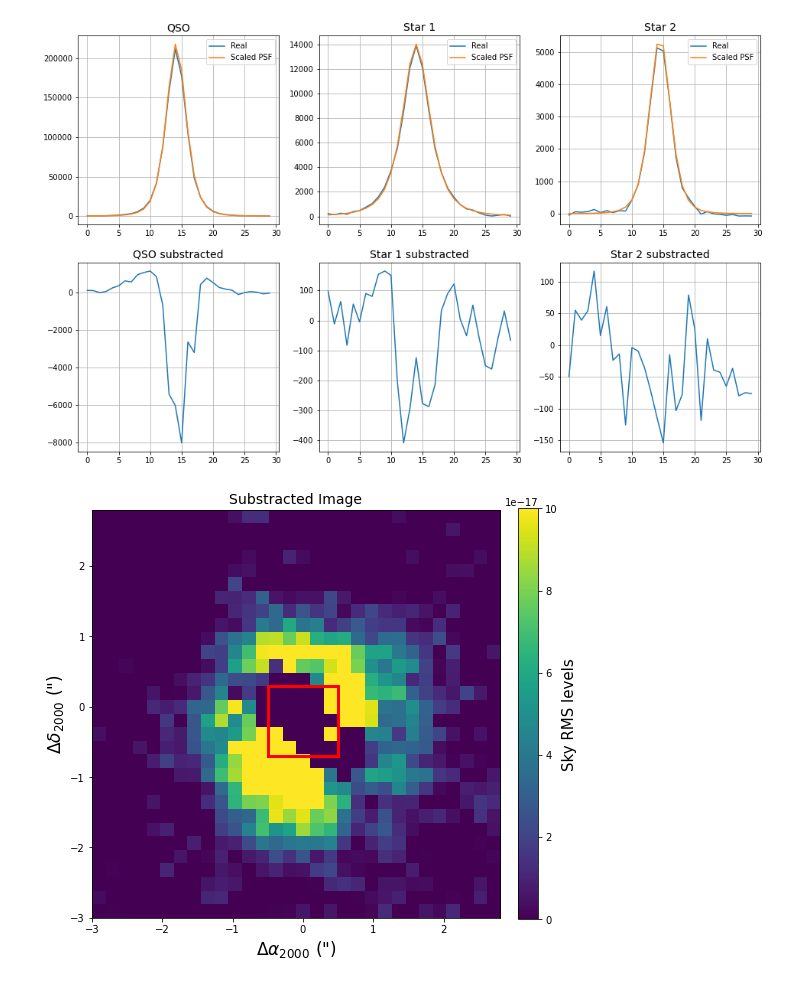
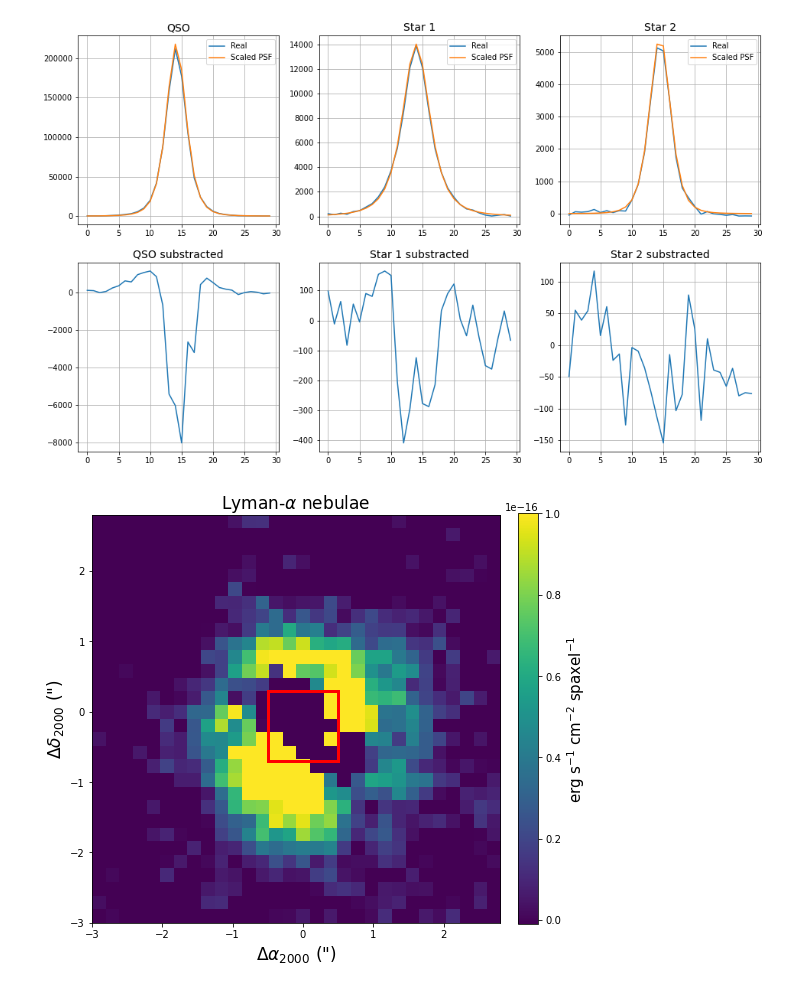
Before and after one commit to franciscourbina/PSF-fitting-for-QSO, a Jupyter notebook: 1st cube.ipynb, the cells around one changed output. Saved outputs shown, nothing was run; the diff lists cells and outputs as text; code cells hidden in the pictures.

```diff
--- a/1st cube.ipynb
+++ b/1st cube.ipynb
@@ -377,19 +377,19 @@ plt.show()
 # %%
 # Final nebula
 scaling_factor = 10e-20
 
 plt.figure(figsize=(8,8))
 
 ax3 =plt.subplot(111)
 plt.imshow(sub_img1*scaling_factor, origin='lower', extent=[x[0],x[-1],y[0],y[-1]])
 cb = plt.colorbar(fraction=0.046, pad=0.04)
 plt.xlabel(r'$\Delta \alpha_{2000}$ (")', fontsize=17)
 ax3.add_patch(Rectangle((x[15]-0.5,x[14]-0.5), 1, 1, edgecolor='red', facecolor='none', lw=3))
 plt.clim(-10*scaling_factor,1000*scaling_factor)
-cb.set_label('Sky RMS levels', fontsize=15)
+cb.set_label(r'erg s$^{-1}$ cm$^{-2}$ spaxel$^{-1}$', fontsize=15)
 plt.ylabel(r'$\Delta \delta_{2000}$ (")', fontsize=17)
-plt.title('Substracted Image', fontsize=14)
+plt.title(r'Lyman-$\alpha$ nebulae', fontsize=17)
 
 plt.show()
 # %% [output]
-[figure, old version]
+[figure, new version]
```
